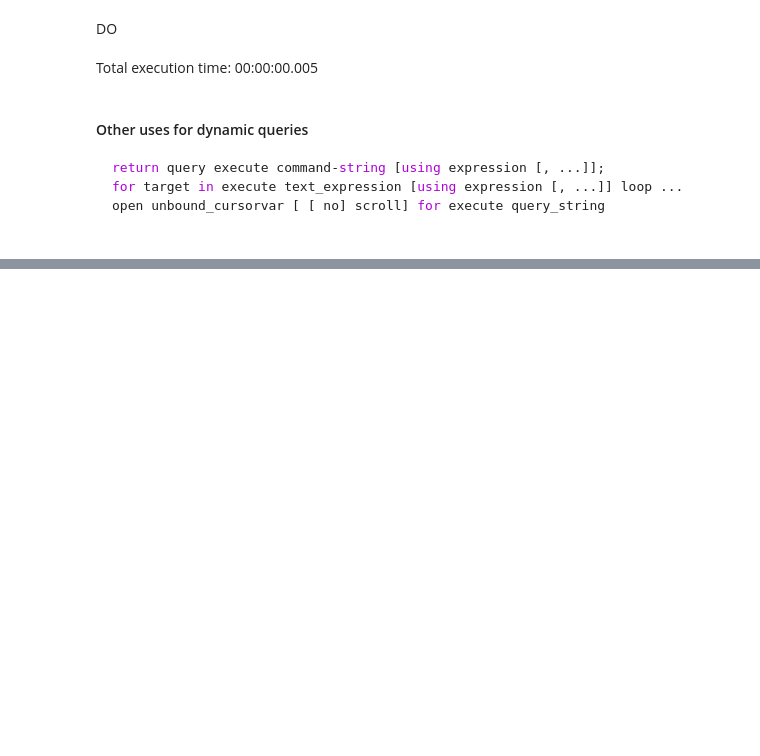
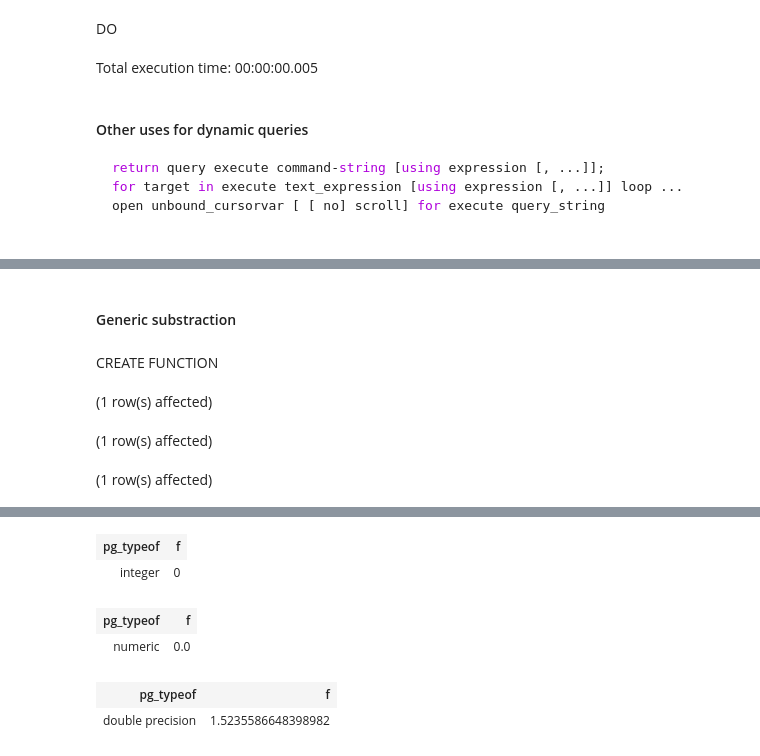
Before and after one commit to yaowenqiang/capturing_logic_with_custom_functions_in_postgresql, a Jupyter notebook: Notebook-1.ipynb, the cells around one changed output, grey strips where cells are left out. Cells and saved outputs as stored; diff of their text form; code cells hidden in the pictures; blank space fills up the shorter version.

```diff
--- a/Notebook-1.ipynb
+++ b/Notebook-1.ipynb
@@ -1250,0 +1389,17 @@ open unbound_cursorvar [ [ no] scroll] for execute query_string
+# %% [markdown]
+#### Generic substraction
+# %%
+CREATE OR REPLACE FUNCTION f(x anyelement, y anyelement)
+    RETURNS anyelement
+    LANGUAGE sql
+AS
+'SELECT x - y';
+
+SELECT pg_typeof(f(42, 42)), f(42,42);
+SELECT pg_typeof(f(42.0, 42.0)), f(42.0,42.0);
+SELECT pg_typeof(f(pi(), phi())), f(pi(),phi());
+# %% [output]
+CREATE FUNCTION
+(1 row(s) affected)
+(1 row(s) affected)
+(1 row(s) affected)
@@ -1250,0 +1407,6 @@ open unbound_cursorvar [ [ no] scroll] for execute query_string
+| pg_typeof | f |
+| integer | 0 |
+| pg_typeof | f |
+| numeric | 0.0 |
+| pg_typeof | f |
+| double precision | 1.5235586648398982 |
```
Also changed, not shown: parts of 28 cells of this notebook.
